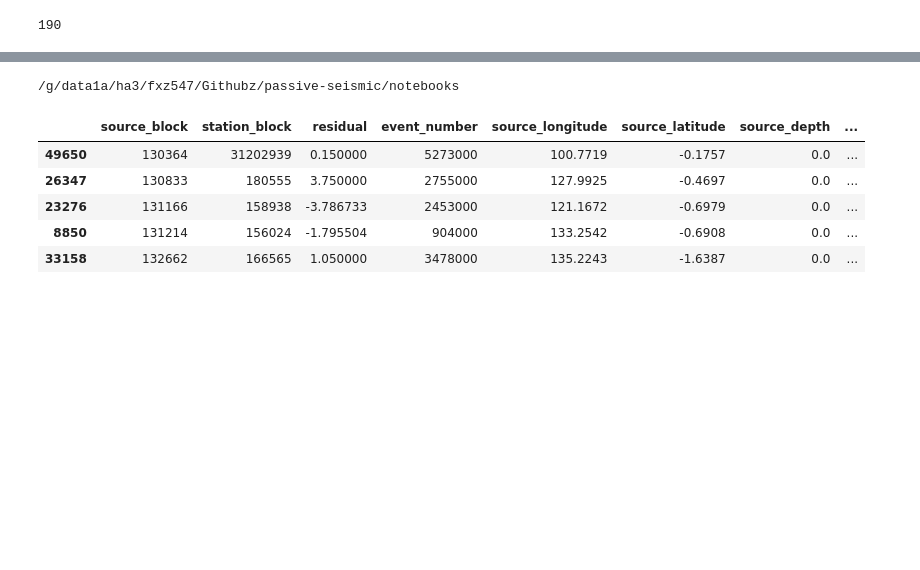
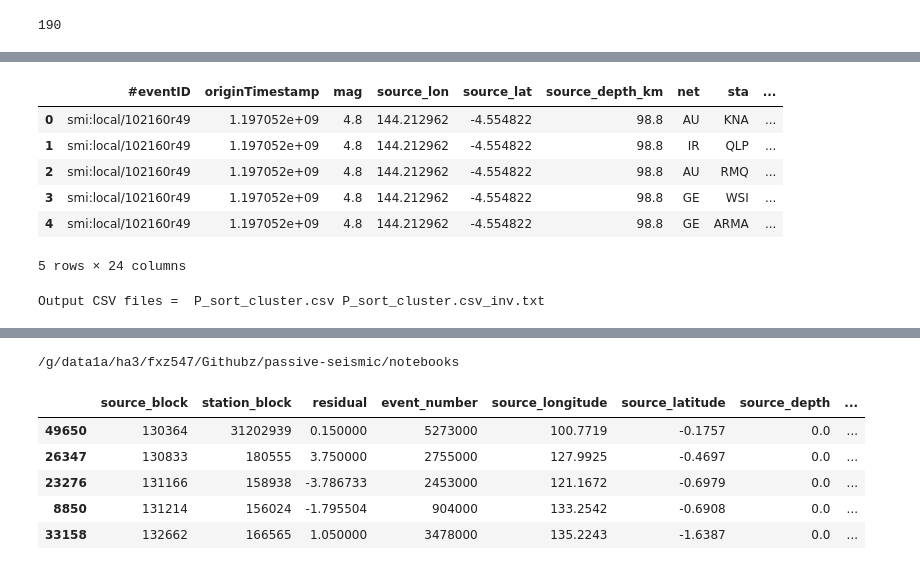
Before and after one commit to GeoscienceAustralia/hiperseis, a Jupyter notebook: notebooks/sort_seismic_events2stations_rays.ipynb, the cells around one changed output, grey strips where cells are left out. Cells and saved outputs as stored; diff of their text form; code cells hidden in the pictures; blank space fills up the shorter version.

```diff
--- a/notebooks/sort_seismic_events2stations_rays.ipynb
+++ b/notebooks/sort_seismic_events2stations_rays.ipynb
@@ -14,0 +28,13 @@ import matplotlib.pyplot as plt
+# %%
+column_name_map={
+    "originLon": "source_lon",
+    "originLat": "source_lat",
+    "originDepthKm":"source_depth_km",
+    "stationLon": "station_lon",
+    "stationLat": "station_lat",
+    "ttResidual":  "tt_residual"
+}
+
+csv_data.rename(columns=column_name_map, inplace=True)
+
+csv_data = sortrays.apply_filters(csv_data, "P")
@@ -14,0 +48,10 @@ import matplotlib.pyplot as plt
+# %%
+csv_data.head()
+# %% [output]
+|  | #eventID | originTimestamp | mag | source_lon | source_lat | source_depth_km | net | sta | ... |
+| 0 | smi:local/102160r49 | 1.197052e+09 | 4.8 | 144.212962 | -4.554822 | 98.8 | AU | KNA | ... |
+| 1 | smi:local/102160r49 | 1.197052e+09 | 4.8 | 144.212962 | -4.554822 | 98.8 | IR | QLP | ... |
+| 2 | smi:local/102160r49 | 1.197052e+09 | 4.8 | 144.212962 | -4.554822 | 98.8 | AU | RMQ | ... |
+| 3 | smi:local/102160r49 | 1.197052e+09 | 4.8 | 144.212962 | -4.554822 | 98.8 | GE | WSI | ... |
+| 4 | smi:local/102160r49 | 1.197052e+09 | 4.8 | 144.212962 | -4.554822 | 98.8 | GE | ARMA | ... |
+5 rows × 24 columns
@@ -14,0 +185,4 @@ import matplotlib.pyplot as plt
+# %%
+pdf1, pdf4 = sort_cluster(csv_data, "P", "P_sort_cluster.csv")
+# %% [output]
+Output CSV files =  P_sort_cluster.csv P_sort_cluster.csv_inv.txt
```
Also changed, not shown: parts of 13 cells of this notebook, 1 other file.
